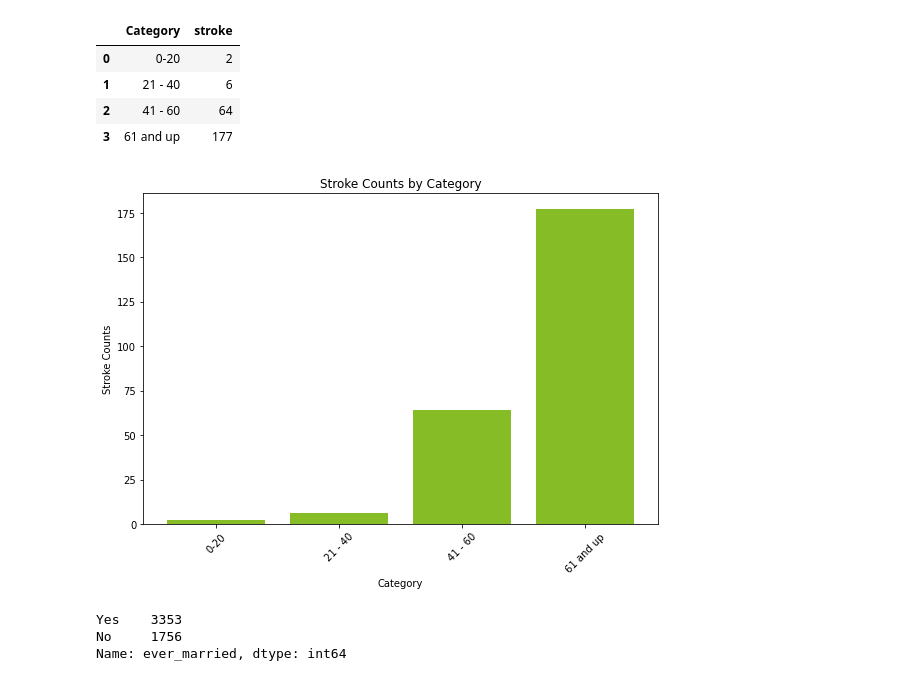
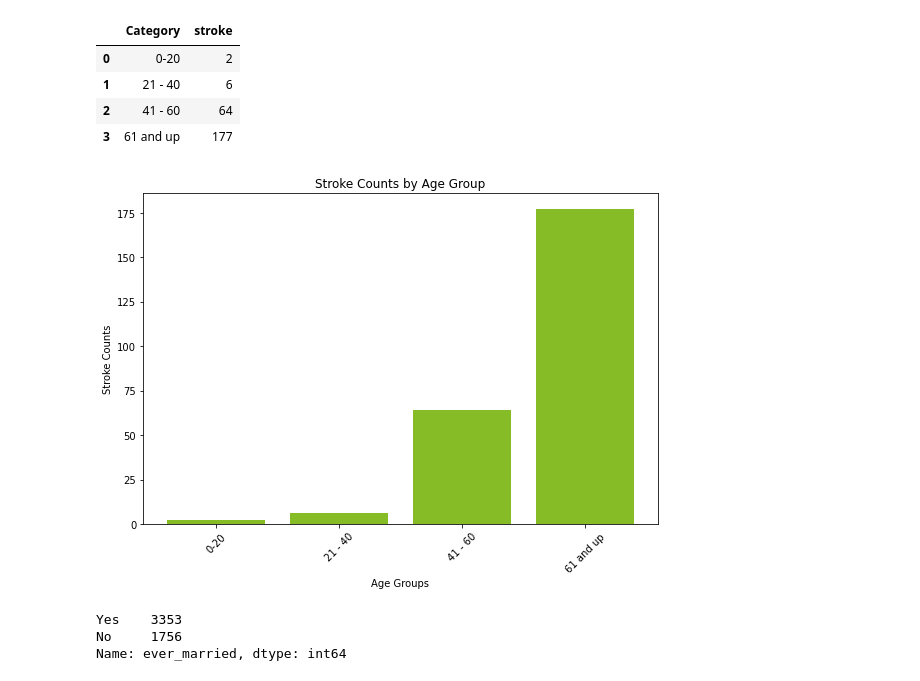
Before and after one commit to harte3/Group2_FlatironApprenticeshipCapstone, a Jupyter notebook: cleaned_notebook.ipynb, the cells around one changed output. Saved outputs shown, nothing was run; the diff lists cells and outputs as text; code cells hidden in the pictures.

```diff
--- a/cleaned_notebook.ipynb
+++ b/cleaned_notebook.ipynb
@@ -199,16 +202,17 @@ stroke_counts
 | 2 | 41 - 60 | 64 |
 | 3 | 61 and up | 177 |
 # %%
+#creating visulization(bar chart) of the age and stroke data
 plt.figure(figsize=(8, 6))
 plt.bar(stroke_counts['Category'], stroke_counts['stroke'], color= '#86BC25')
-plt.xlabel('Category')
+plt.xlabel('Age Groups')
 plt.ylabel('Stroke Counts')
-plt.title('Stroke Counts by Category')
+plt.title('Stroke Counts by Age Group')
 plt.xticks(rotation=45)
 plt.tight_layout()
 plt.show()
 # %% [output]
-[figure, old version]
+[figure, new version]
 # %%
 # OHE
 df["ever_married"].value_counts()
```
Also changed, not shown: parts of 16 cells of this notebook.
